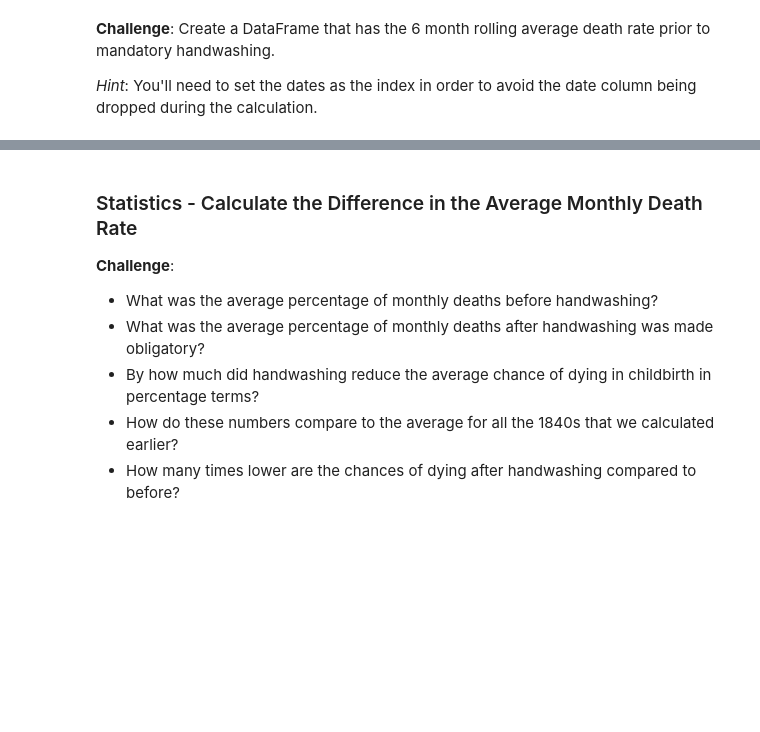
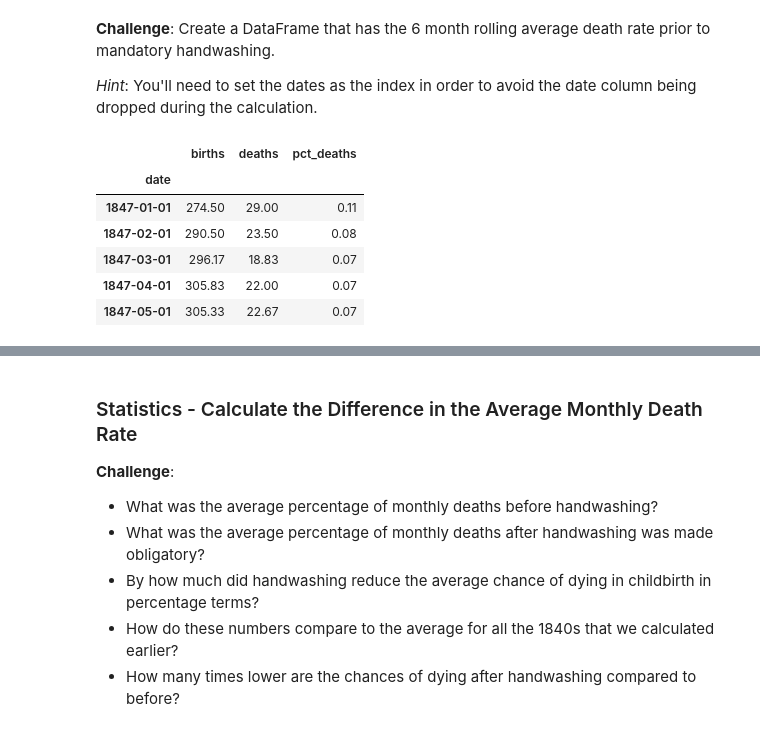
Before and after one commit to liuti-ma/python_study_notes, a Jupyter notebook: Dr+Semmelweis+Analysis/Dr_Semmelweis_Handwashing_Discovery_(start).ipynb, the cells around one changed output, grey strips where cells are left out. Cells and saved outputs as stored; diff of their text form; code cells hidden in the pictures; blank space fills up the shorter version.

```diff
--- a/Dr+Semmelweis+Analysis/Dr_Semmelweis_Handwashing_Discovery_(start).ipynb
+++ b/Dr+Semmelweis+Analysis/Dr_Semmelweis_Handwashing_Discovery_(start).ipynb
@@ -204,3 +270,8 @@ handwashing_start = pd.to_datetime('1847-06-01')
 * Create two subsets from the `df_monthly` data: before and after Dr Semmelweis ordered washing hand.
 * Calculate the average death rate prior to June 1947.
 * Calculate the average death rate after June 1947.
+# %%
+df_monthly['pct_deaths'] = df_monthly['deaths'] / df_monthly['births']
+df_monthly.head()
+df_before= df_monthly[df_monthly.date < handwashing_start]
+df_after = df_monthly[df_monthly.date >= handwashing_start]
@@ -210,6 +289,17 @@ handwashing_start = pd.to_datetime('1847-06-01')
 **Challenge**: Create a DataFrame that has the 6 month rolling average death rate prior to mandatory handwashing.
 
 *Hint*: You'll need to set the dates as the index in order to avoid the date column being dropped during the calculation.
+# %%
+roll_df = df_before.set_index('date').rolling(6).mean()
+roll_df.tail()
+# %% [output]
+|  | births | deaths | pct_deaths |
+| date |  |  |  |
+| 1847-01-01 | 274.50 | 29.00 | 0.11 |
+| 1847-02-01 | 290.50 | 23.50 | 0.08 |
+| 1847-03-01 | 296.17 | 18.83 | 0.07 |
+| 1847-04-01 | 305.83 | 22.00 | 0.07 |
+| 1847-05-01 | 305.33 | 22.67 | 0.07 |
 # %% [markdown]
 ### Highlighting Subsections of a Line Chart
 
```
Also changed, not shown: parts of 7 cells of this notebook.
